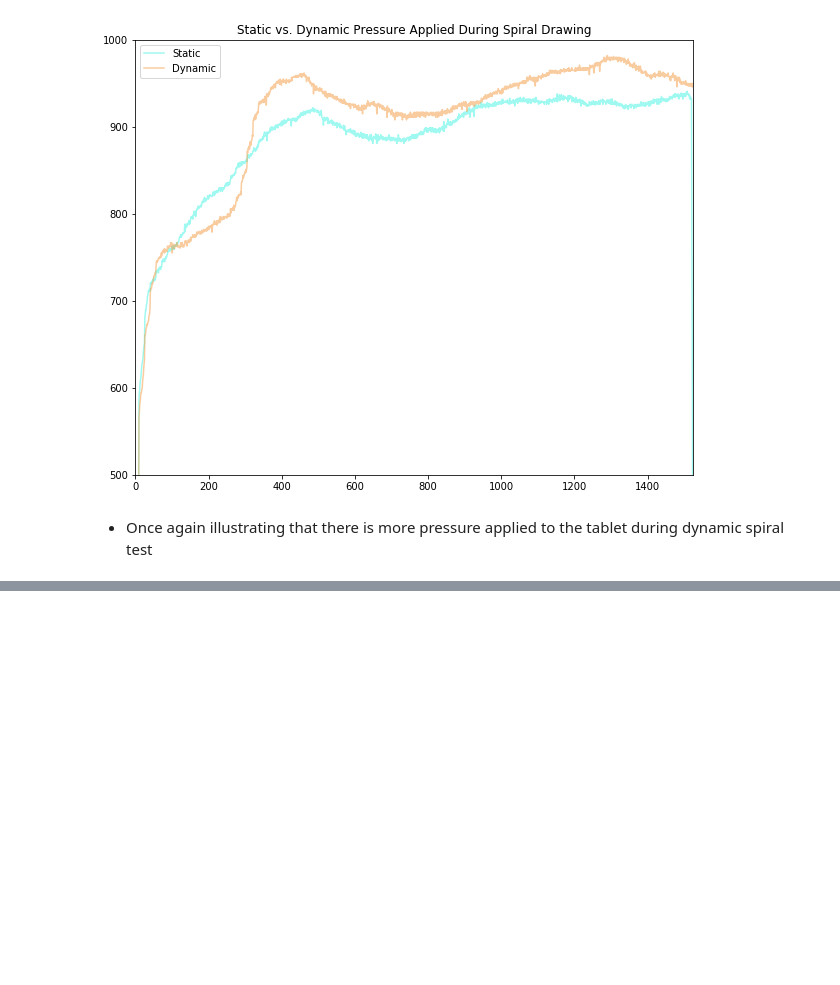
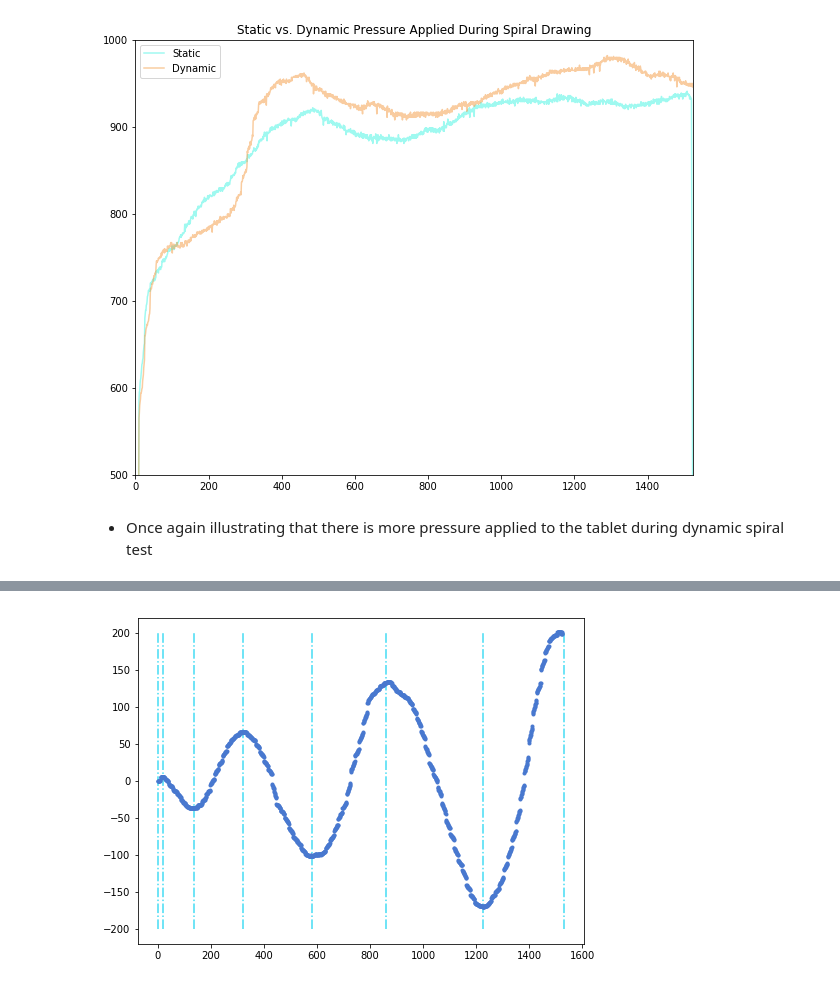
Before and after one commit to MichaelNormandyGavin/parkinsons, a Jupyter notebook: parkinsons.ipynb, the cells around one changed output, grey strips where cells are left out. Cells and saved outputs as stored; diff of their text form; code cells hidden in the pictures; blank space fills up the shorter version.

```diff
--- a/parkinsons.ipynb
+++ b/parkinsons.ipynb
@@ -299,0 +300,10 @@ plt.show()
+# %%
+x_array = df_combined.iloc[:,0].values
+
+x_rate = np.zeros_like(x_array)
+
+for i in range(len(x_array)):
+    if i == 0:
+        x_rate[i] = 1
+    else:
+        x_rate[i] = abs(x_array[i] - x_array[i-1])
@@ -299,0 +320,9 @@ plt.show()
+# %%
+x_array = x_array - 200
+# %%
+plt.figure(figsize=(8,6))
+plt.plot(x_array,linestyle='none',marker='.')
+plt.vlines([0,20,135,320,580,860,1225,1530],-200,200,linestyles='-.',colors='#42dcf4')
+plt.show()
+# %% [output]
+[figure, added]
```
Also changed, not shown: parts of 6 cells of this notebook.
